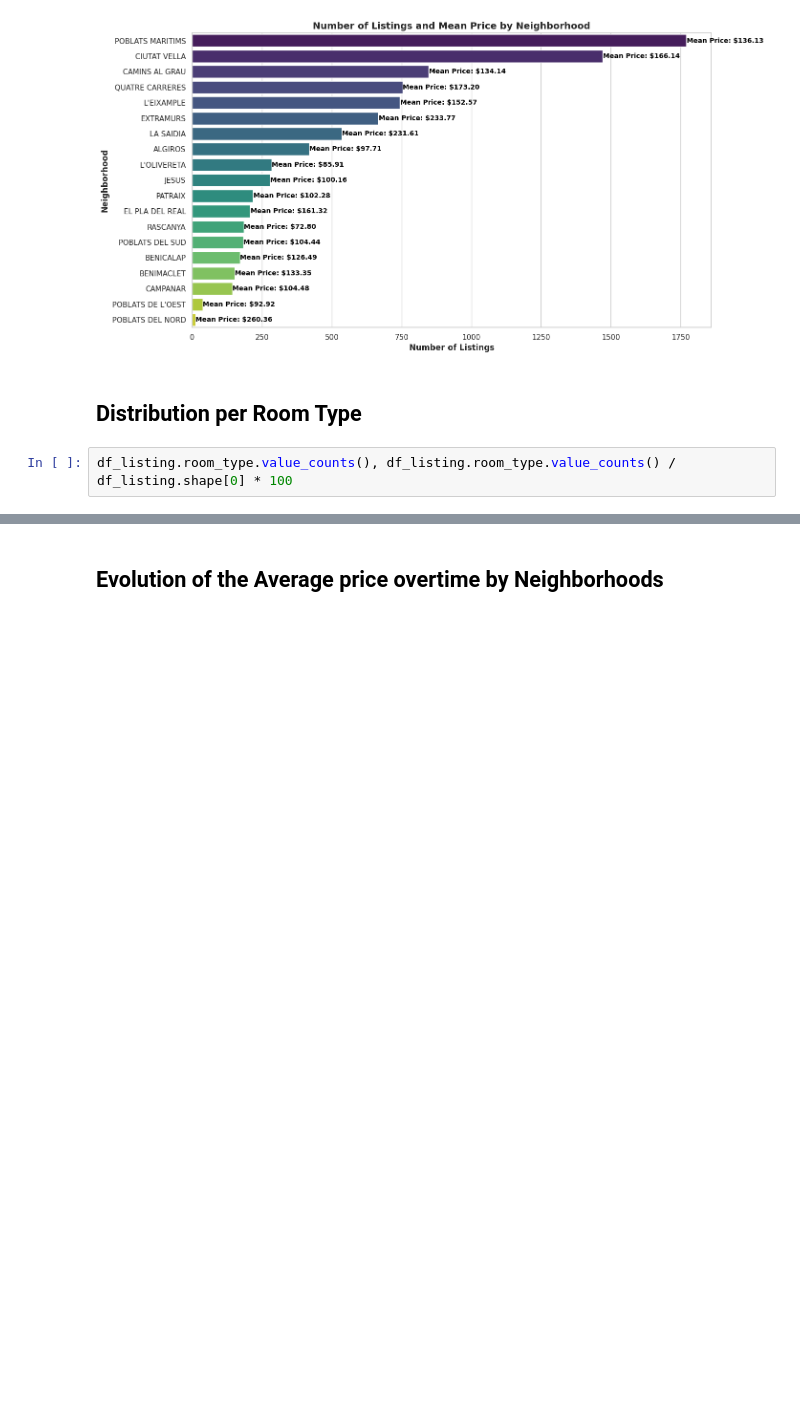
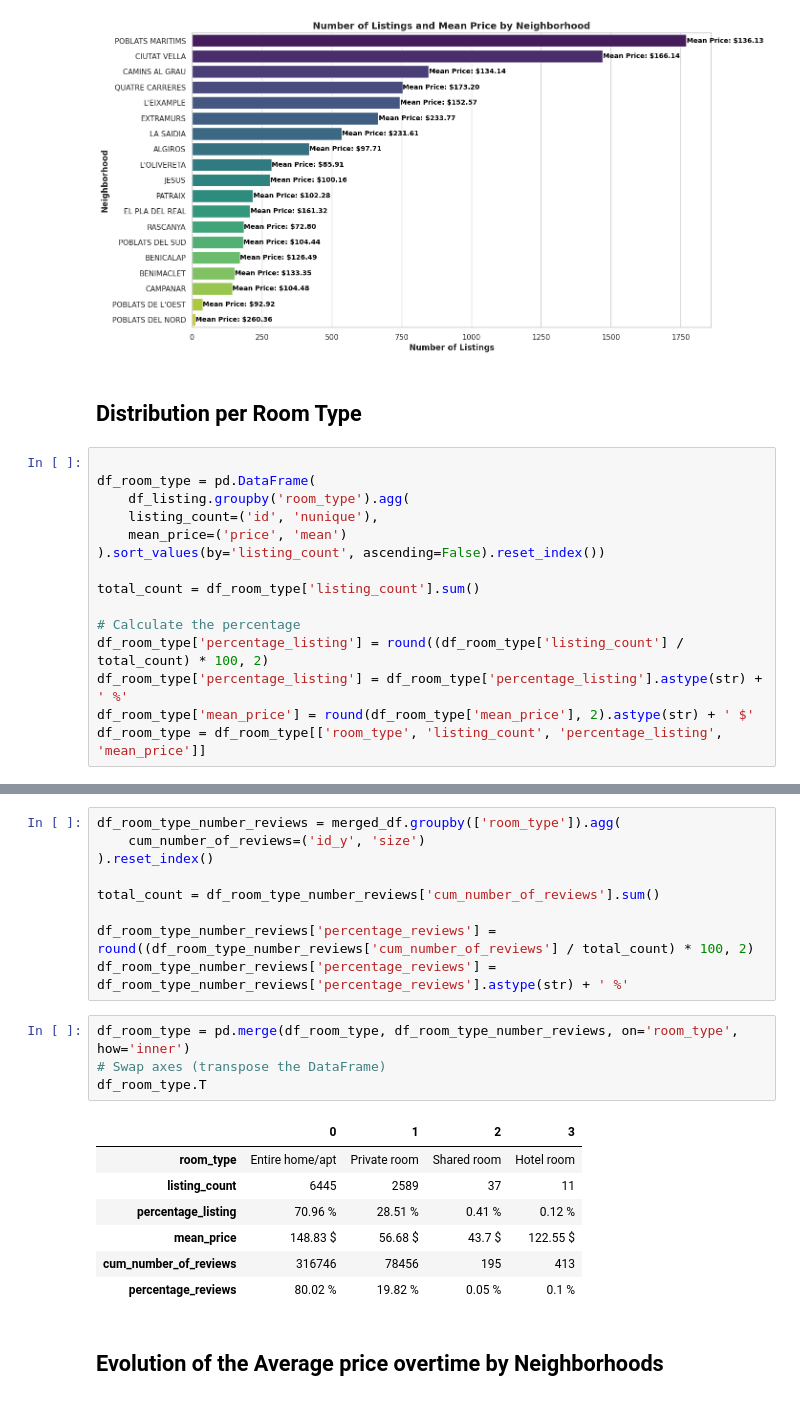
Before and after one commit to PIOVEEE92/DS-Nanodegree, a Jupyter notebook: 2. Introduction to Data Science/project/ValenciaEDA.ipynb, the cells around one changed output, grey strips where cells are left out. Drawn from its saved outputs; the diff is of its cells as text; blank space fills up the shorter version.

```diff
--- a/2. Introduction to Data Science/project/ValenciaEDA.ipynb
+++ b/2. Introduction to Data Science/project/ValenciaEDA.ipynb
@@ -460,4 +480,17 @@ Passing `palette` without assigning `hue` is deprecated and will be removed in v
 # %% [markdown]
 ## Distribution per Room Type
 # %%
-df_listing.room_type.value_counts(), df_listing.room_type.value_counts() / df_listing.shape[0] * 100
+
+df_room_type = pd.DataFrame(
+    df_listing.groupby('room_type').agg(
+    listing_count=('id', 'nunique'),
+    mean_price=('price', 'mean')
+).sort_values(by='listing_count', ascending=False).reset_index())
+
+total_count = df_room_type['listing_count'].sum()
+
+# Calculate the percentage
+df_room_type['percentage_listing'] = round((df_room_type['listing_count'] / total_count) * 100, 2)
+df_room_type['percentage_listing'] = df_room_type['percentage_listing'].astype(str) + ' %'
+df_room_type['mean_price'] = round(df_room_type['mean_price'], 2).astype(str) + ' $'
+df_room_type = df_room_type[['room_type', 'listing_count', 'percentage_listing', 'mean_price']]
@@ -475,3 +503,24 @@ df_listing.room_type.value_counts(), df_listing.room_type.value_counts() / df_li
+# %%
+df_room_type_number_reviews = merged_df.groupby(['room_type']).agg(
+    cum_number_of_reviews=('id_y', 'size')
+).reset_index()
+
+total_count = df_room_type_number_reviews['cum_number_of_reviews'].sum()
+
+df_room_type_number_reviews['percentage_reviews'] = round((df_room_type_number_reviews['cum_number_of_reviews'] / total_count) * 100, 2)
+df_room_type_number_reviews['percentage_reviews'] = df_room_type_number_reviews['percentage_reviews'].astype(str) + ' %'
+# %%
+df_room_type = pd.merge(df_room_type, df_room_type_number_reviews, on='room_type', how='inner')
+# Swap axes (transpose the DataFrame)
+df_room_type.T
+# %% [output]
+|  | 0 | 1 | 2 | 3 |
+| room_type | Entire home/apt | Private room | Shared room | Hotel room |
+| listing_count | 6445 | 2589 | 37 | 11 |
+| percentage_listing | 70.96 % | 28.51 % | 0.41 % | 0.12 % |
+| mean_price | 148.83 $ | 56.68 $ | 43.7 $ | 122.55 $ |
+| cum_number_of_reviews | 316746 | 78456 | 195 | 413 |
+| percentage_reviews | 80.02 % | 19.82 % | 0.05 % | 0.1 % |
 # %% [markdown]
 ## Evolution of the Average price overtime by Neighborhoods
 # %%
```
Also changed, not shown: parts of 9 cells of this notebook, 1 other file.
